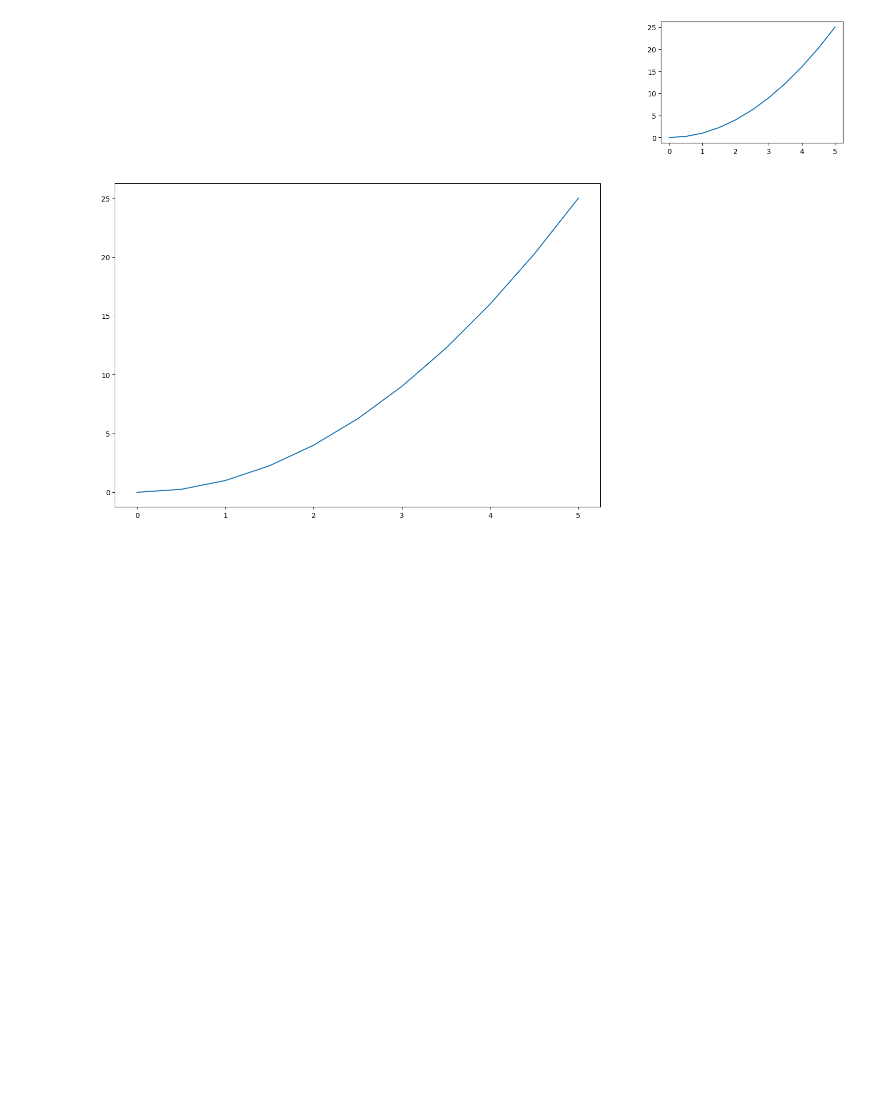
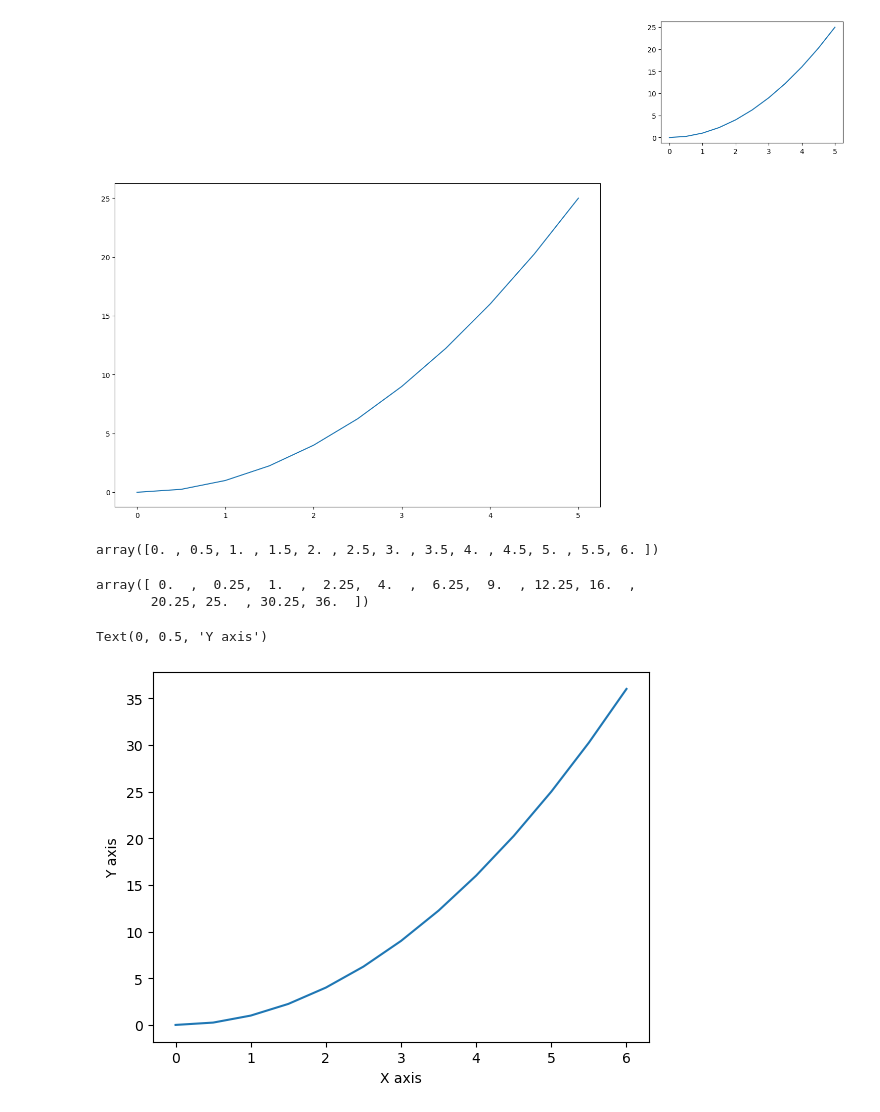
Before and after one commit to dhruvjoshi07/Data_Analysis_Notebook, a Jupyter notebook: pylibrary/matplot.ipynb, the cells around one changed output. Drawn from its saved outputs; the diff is of its cells as text; code cells hidden in the pictures; blank space fills up the shorter version.

```diff
--- a/pylibrary/matplot.ipynb
+++ b/pylibrary/matplot.ipynb
@@ -89,0 +94,18 @@ axis2.plot(x_axis,y_axis)
+# %%
+x=np.linspace(0,6,13)
+x
+# %% [output]
+array([0. , 0.5, 1. , 1.5, 2. , 2.5, 3. , 3.5, 4. , 4.5, 5. , 5.5, 6. ])
+# %%
+y=x**2
+y
+# %% [output]
+array([ 0.  ,  0.25,  1.  ,  2.25,  4.  ,  6.25,  9.  , 12.25, 16.  ,
+       20.25, 25.  , 30.25, 36.  ])
+# %%
+plt.plot(x,y)
+plt.xlabel("X axis")
+plt.ylabel('Y axis')
+# %% [output]
+Text(0, 0.5, 'Y axis')
+[figure, added]
```
Also changed, not shown: parts of 7 cells of this notebook, 1 other file.
